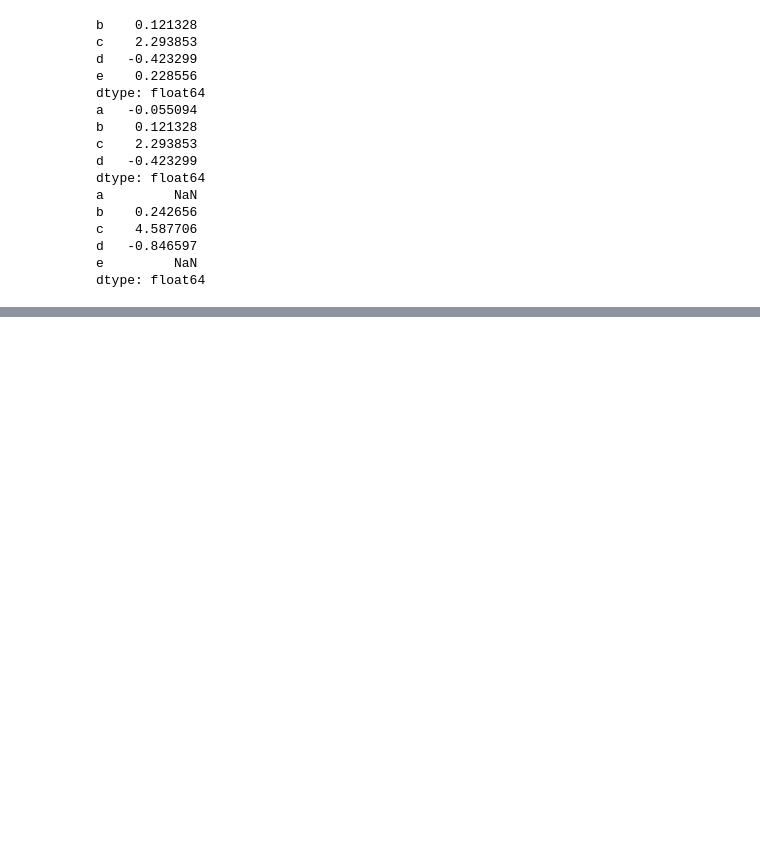
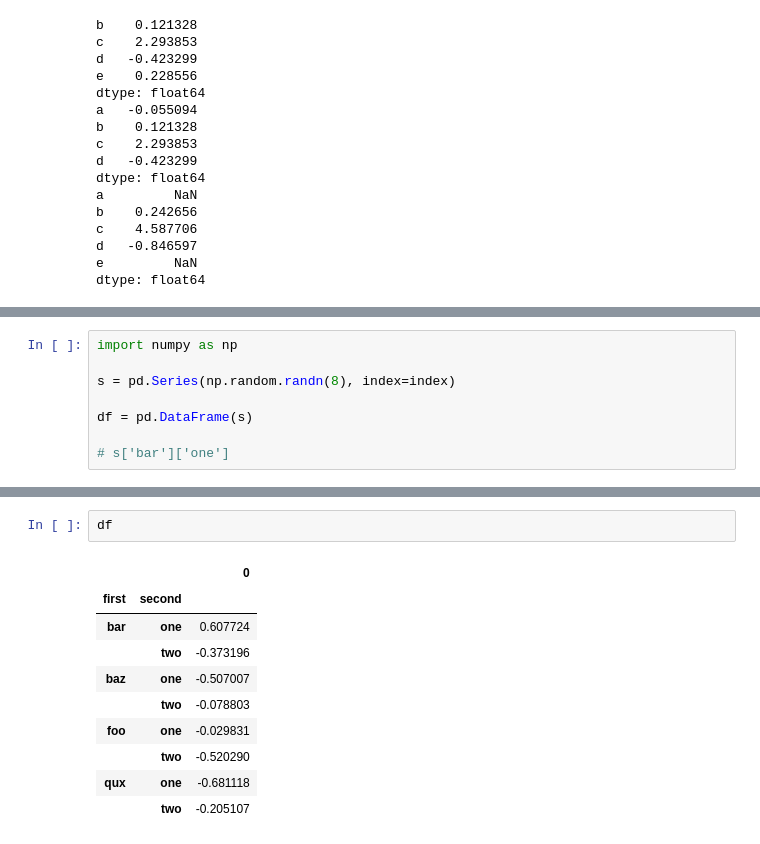
Before and after one commit to steven-xian/example, a Jupyter notebook: learn_python/example.ipynb, the cells around one changed output, grey strips where cells are left out. Cells and saved outputs as stored; diff of their text form; blank space fills up the shorter version.

```diff
--- a/learn_python/example.ipynb
+++ b/learn_python/example.ipynb
@@ -203,0 +247,8 @@ dtype: float64
+# %%
+import numpy as np
+
+s = pd.Series(np.random.randn(8), index=index)
+
+df = pd.DataFrame(s)
+
+# s['bar']['one']
@@ -203,0 +267,13 @@ dtype: float64
+# %%
+df
+# %% [output]
+|  |  | 0 |
+| first | second |  |
+| bar | one | 0.607724 |
+|  | two | -0.373196 |
+| baz | one | -0.507007 |
+|  | two | -0.078803 |
+| foo | one | -0.029831 |
+|  | two | -0.520290 |
+| qux | one | -0.681118 |
+|  | two | -0.205107 |
```
Also changed, not shown: parts of 12 cells of this notebook, 4 other files.
